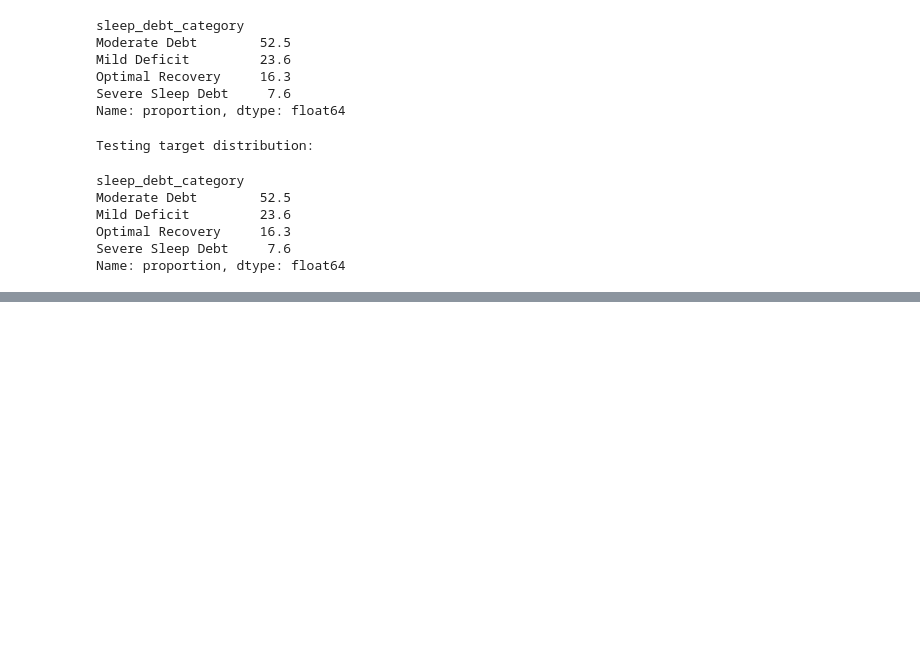
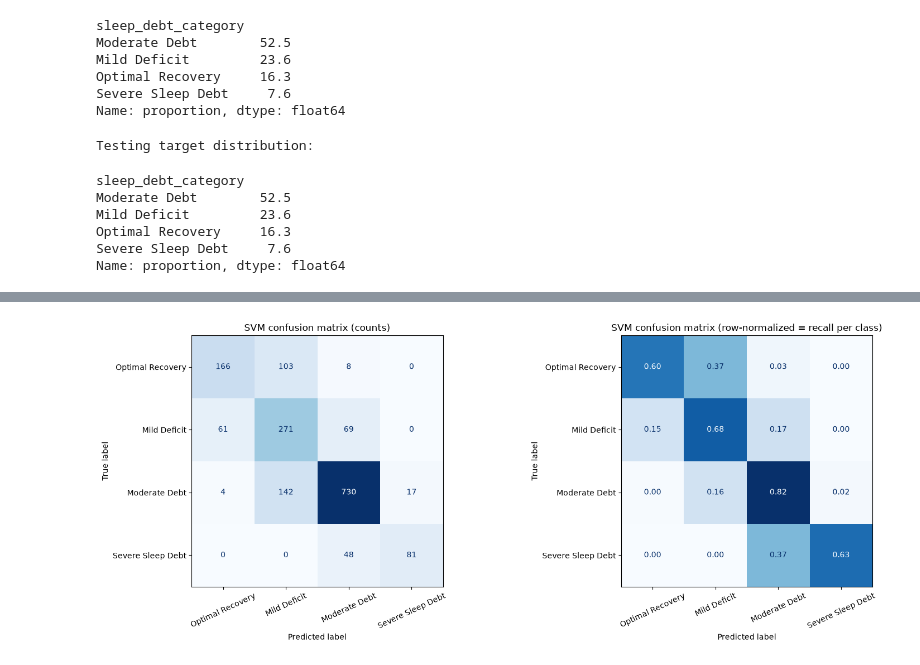
Before and after one commit to amandarinle/ML-SleepDebt-Project, a Jupyter notebook: sleep_debt_project.ipynb, the cells around one changed output, grey strips where cells are left out. Drawn from its saved outputs; the diff is of its cells as text; code cells hidden in the pictures; blank space fills up the shorter version.

Commit message:
Add SVM modeling section

```diff
--- a/sleep_debt_project.ipynb
+++ b/sleep_debt_project.ipynb
@@ -961,0 +1269,18 @@ preprocessor = ColumnTransformer(
+# %%
+best_svm = svm_grid.best_estimator_
+y_pred_svm = best_svm.predict(X_test)
+
+svm_test_results = {
+    "Model": "SVM",
+    "Best params": svm_grid.best_params_,
+    "CV macro F1": svm_grid.best_score_,
+    "Test accuracy": accuracy_score(y_test, y_pred_svm),
+    "Test macro F1": f1_score(y_test, y_pred_svm, average="macro"),
+    "Test weighted F1": f1_score(y_test, y_pred_svm, average="weighted"),
+    "Test balanced accuracy": balanced_accuracy_score(y_test, y_pred_svm),
+}
+for k, v in svm_test_results.items():
+    print(f"{k}: {round(v, 3) if isinstance(v, float) else v}")
+
+print()
+print(classification_report(y_test, y_pred_svm, labels=class_order, digits=3))
@@ -961,0 +1306,18 @@ preprocessor = ColumnTransformer(
+# %%
+fig, axes = plt.subplots(1, 2, figsize=(16, 6))
+
+ConfusionMatrixDisplay.from_predictions(
+    y_test, y_pred_svm, labels=class_order, ax=axes[0], cmap="Blues", colorbar=False)
+axes[0].set_title("SVM confusion matrix (counts)")
+
+ConfusionMatrixDisplay.from_predictions(
+    y_test, y_pred_svm, labels=class_order, normalize="true", values_format=".2f",
+    ax=axes[1], cmap="Blues", colorbar=False)
+axes[1].set_title("SVM confusion matrix (row-normalized = recall per class)")
+
+for ax in axes:
+    ax.tick_params(axis="x", rotation=25)
+plt.tight_layout()
+plt.show()
+# %% [output]
+[figure, added]
```
Also changed, not shown: parts of 35 cells of this notebook.
